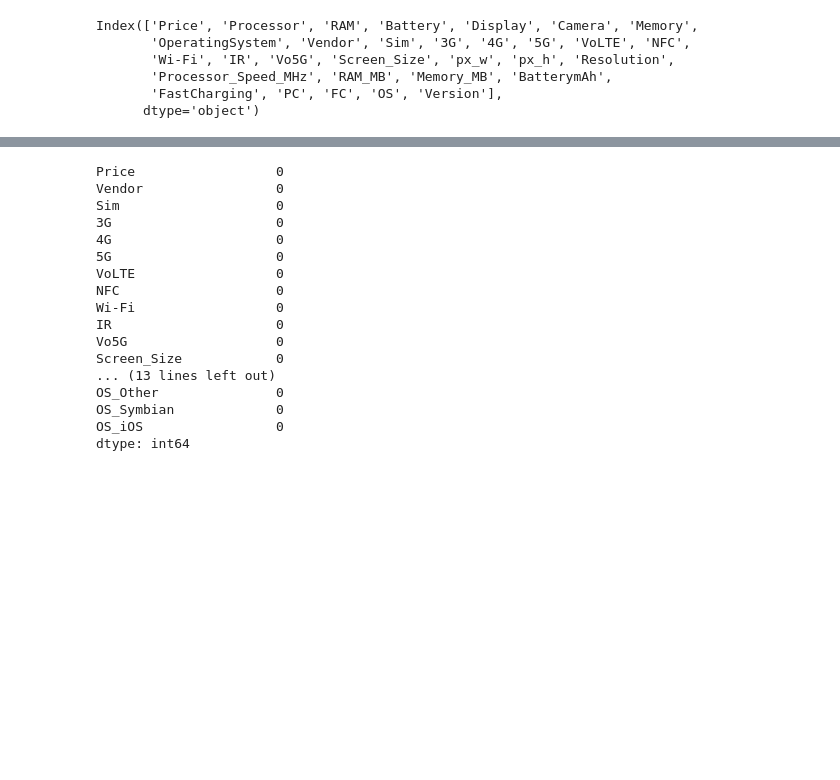
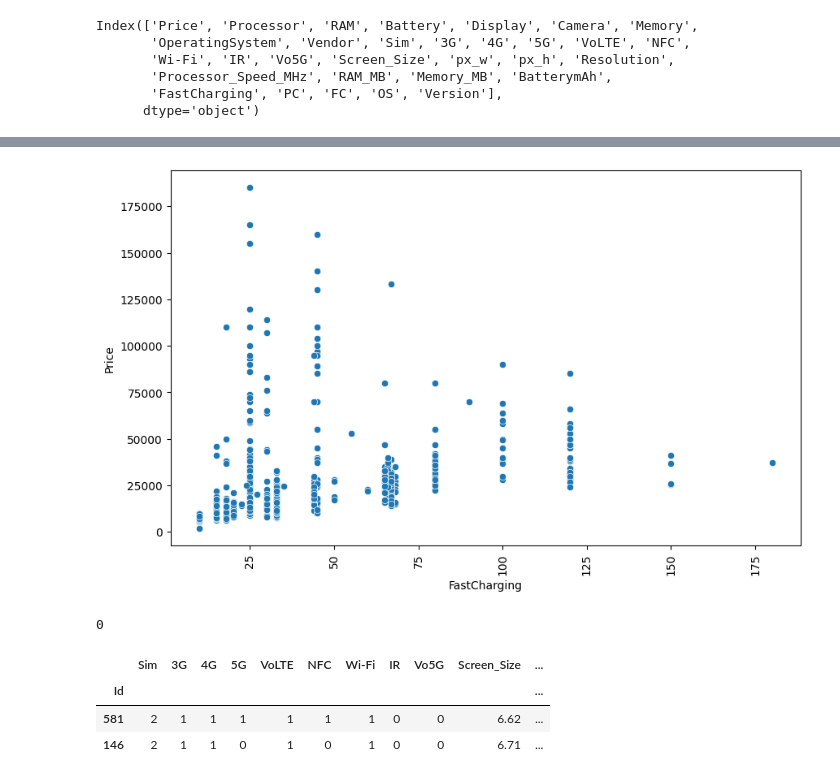
Before and after one commit to MhdQddo/Smart-Phone-Classification, a Jupyter notebook: smartphone-price.ipynb, the cells around one changed output, grey strips where cells are left out. Cells and saved outputs as stored; diff of their text form; code cells hidden in the pictures; blank space fills up the shorter version.

```diff
--- a/smartphone-price.ipynb
+++ b/smartphone-price.ipynb
@@ -689,0 +748,7 @@ df.select_dtypes(include=['category', 'object']).sample(5)
+# %%
+plt.figure(figsize=(10, 6))
+sns.scatterplot(data=df, x='FastCharging', y='Price')
+plt.xticks(rotation=90)
+plt.show()
+# %% [output]
+[figure, added]
@@ -690,20 +763,4 @@ df.select_dtypes(include=['category', 'object']).sample(5)
 # %%
-df.isna().sum()
+df.Vendor.isna().sum()
 # %% [output]
-Price                  0
-Vendor                 0
-Sim                    0
-3G                     0
-4G                     0
-5G                     0
-VoLTE                  0
-NFC                    0
-Wi-Fi                  0
-IR                     0
-Vo5G                   0
-Screen_Size            0
-... (13 lines left out)
-OS_Other               0
-OS_Symbian             0
-OS_iOS                 0
-dtype: int64
+0
@@ -709,0 +770,8 @@ dtype: int64
+# %%
+pd.set_option('display.max_columns', None)
+df.sample(2)
+# %% [output]
+|  | Sim | 3G | 4G | 5G | VoLTE | NFC | Wi-Fi | IR | Vo5G | Screen_Size | ... |
+| Id |  |  |  |  |  |  |  |  |  |  | ... |
+| 581 | 2 | 1 | 1 | 1 | 1 | 1 | 1 | 0 | 0 | 6.62 | ... |
+| 146 | 2 | 1 | 1 | 0 | 1 | 0 | 1 | 0 | 0 | 6.71 | ... |
```
Also changed, not shown: parts of 89 cells of this notebook, 3 other files.
